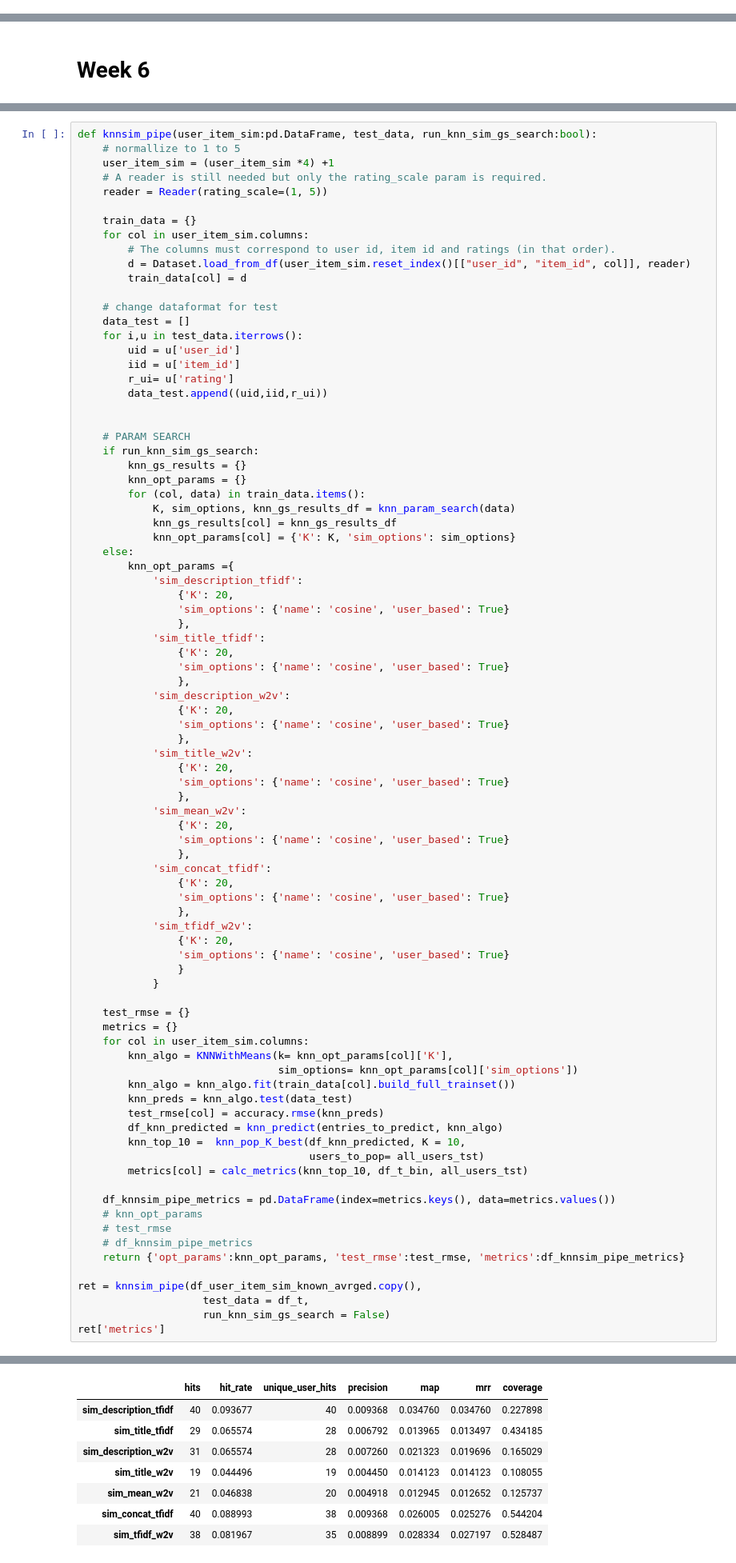
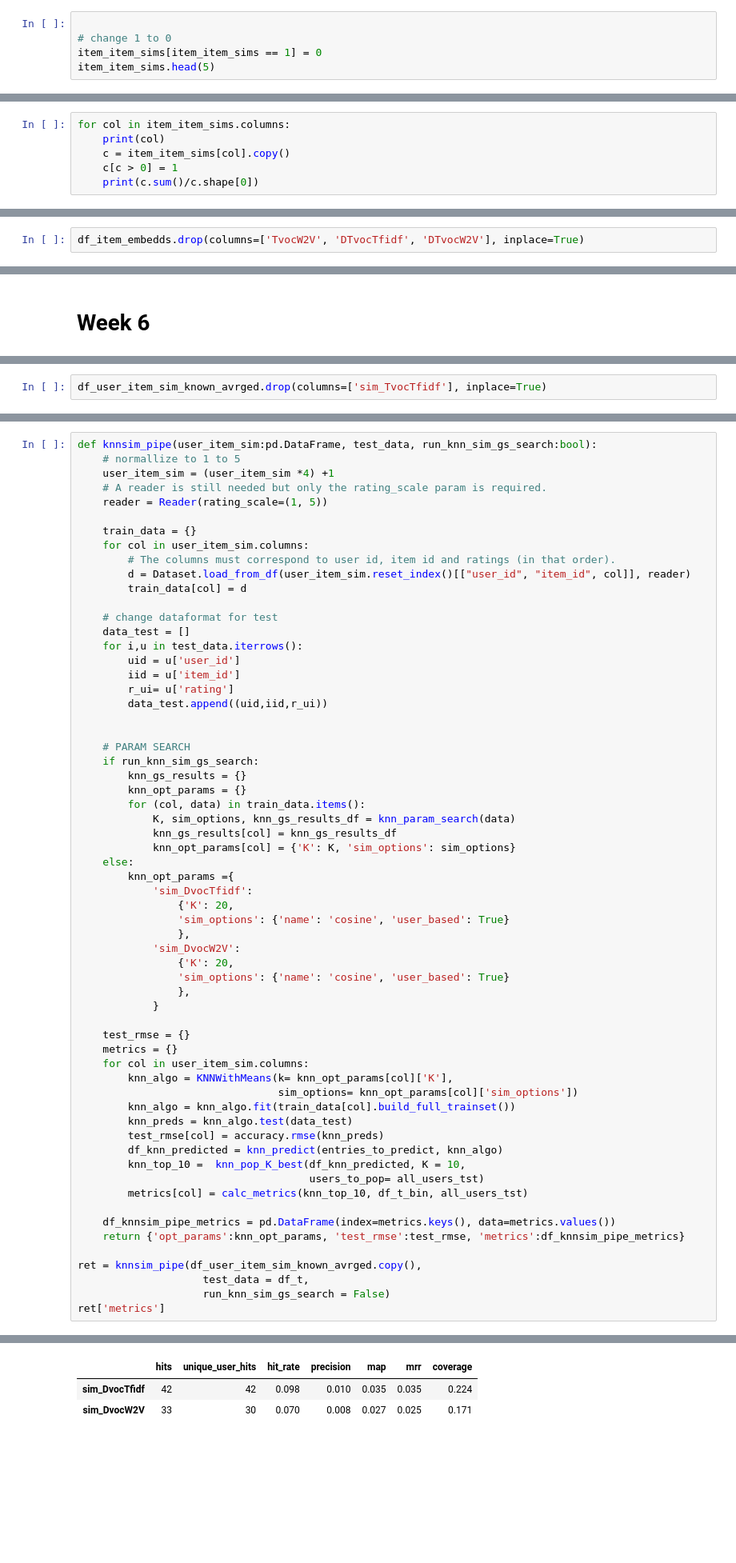
Before and after one commit to miriusz6/WRS_project, a Jupyter notebook: Project copy.ipynb, the cells around one changed output, grey strips where cells are left out. Shown at 80% size. Cells and saved outputs as stored; diff of their text form; blank space fills up the shorter version.

```diff
--- a/Project copy.ipynb
+++ b/Project copy.ipynb
@@ -1149,0 +1147,5 @@ def max_sim(sim_matrix):
+# %%
+
+# change 1 to 0
+item_item_sims[item_item_sims == 1] = 0
+item_item_sims.head(5)
@@ -1149,0 +1167,6 @@ def max_sim(sim_matrix):
+# %%
+for col in item_item_sims.columns:
+    print(col)
+    c = item_item_sims[col].copy()
+    c[c > 0] = 1
+    print(c.sum()/c.shape[0])
@@ -1152,2 +1190,4 @@ def max_sim(sim_matrix):
+# %%
+df_item_embedds.drop(columns=['TvocW2V', 'DTvocTfidf', 'DTvocW2V'], inplace=True)
 # %%
 # Find all items rated by each user
@@ -1367,2 +1390,4 @@ of items that are recommended to at least one user.
+# %%
+df_user_item_sim_known_avrged.drop(columns=['sim_TvocTfidf'], inplace=True)
 # %% [markdown]
 #### Parallel model:
@@ -1442,34 +1456,14 @@ def knnsim_pipe(user_item_sim:pd.DataFrame, test_data, run_knn_sim_gs_search:boo
             knn_opt_params[col] = {'K': K, 'sim_options': sim_options}
     else:
         knn_opt_params ={
-            'sim_description_tfidf':
+            'sim_DvocTfidf':
                 {'K': 20,
                 'sim_options': {'name': 'cosine', 'user_based': True}
                 },
-            'sim_title_tfidf':
+            'sim_DvocW2V':
                 {'K': 20,
                 'sim_options': {'name': 'cosine', 'user_based': True}
                 },
-            'sim_description_w2v':
-                {'K': 20,
-                'sim_options': {'name': 'cosine', 'user_based': True}
-                },
-            'sim_title_w2v':
-                {'K': 20,
-                'sim_options': {'name': 'cosine', 'user_based': True}
-                },
-            'sim_mean_w2v':
-                {'K': 20,
-                'sim_options': {'name': 'cosine', 'user_based': True}
-                },
-            'sim_concat_tfidf':
-                {'K': 20,
-                'sim_options': {'name': 'cosine', 'user_based': True}
-                },
-            'sim_tfidf_w2v':
-                {'K': 20,
-                'sim_options': {'name': 'cosine', 'user_based': True}
-                }
             }
 
     test_rmse = {}
@@ -1486,9 +1480,6 @@ def knnsim_pipe(user_item_sim:pd.DataFrame, test_data, run_knn_sim_gs_search:boo
         metrics[col] = calc_metrics(knn_top_10, df_t_bin, all_users_tst)
 
     df_knnsim_pipe_metrics = pd.DataFrame(index=metrics.keys(), data=metrics.values())
-    # knn_opt_params
-    # test_rmse
-    # df_knnsim_pipe_metrics
     return {'opt_params':knn_opt_params, 'test_rmse':test_rmse, 'metrics':df_knnsim_pipe_metrics}
 
 ret = knnsim_pipe(df_user_item_sim_known_avrged.copy(),
@@ -1516,8 +1496,3 @@ RMSE: 2.8270
-|  | hits | hit_rate | unique_user_hits | precision | map | mrr | coverage |
-| sim_description_tfidf | 40 | 0.093677 | 40 | 0.009368 | 0.034760 | 0.034760 | 0.227898 |
-| sim_title_tfidf | 29 | 0.065574 | 28 | 0.006792 | 0.013965 | 0.013497 | 0.434185 |
-| sim_description_w2v | 31 | 0.065574 | 28 | 0.007260 | 0.021323 | 0.019696 | 0.165029 |
-| sim_title_w2v | 19 | 0.044496 | 19 | 0.004450 | 0.014123 | 0.014123 | 0.108055 |
-| sim_mean_w2v | 21 | 0.046838 | 20 | 0.004918 | 0.012945 | 0.012652 | 0.125737 |
-| sim_concat_tfidf | 40 | 0.088993 | 38 | 0.009368 | 0.026005 | 0.025276 | 0.544204 |
-| sim_tfidf_w2v | 38 | 0.081967 | 35 | 0.008899 | 0.028334 | 0.027197 | 0.528487 |
+|  | hits | unique_user_hits | hit_rate | precision | map | mrr | coverage |
+| sim_DvocTfidf | 42 | 42 | 0.098 | 0.010 | 0.035 | 0.035 | 0.224 |
+| sim_DvocW2V | 33 | 30 | 0.070 | 0.008 | 0.027 | 0.025 | 0.171 |
```
Also changed, not shown: parts of 69 cells of this notebook, 3 other files.
